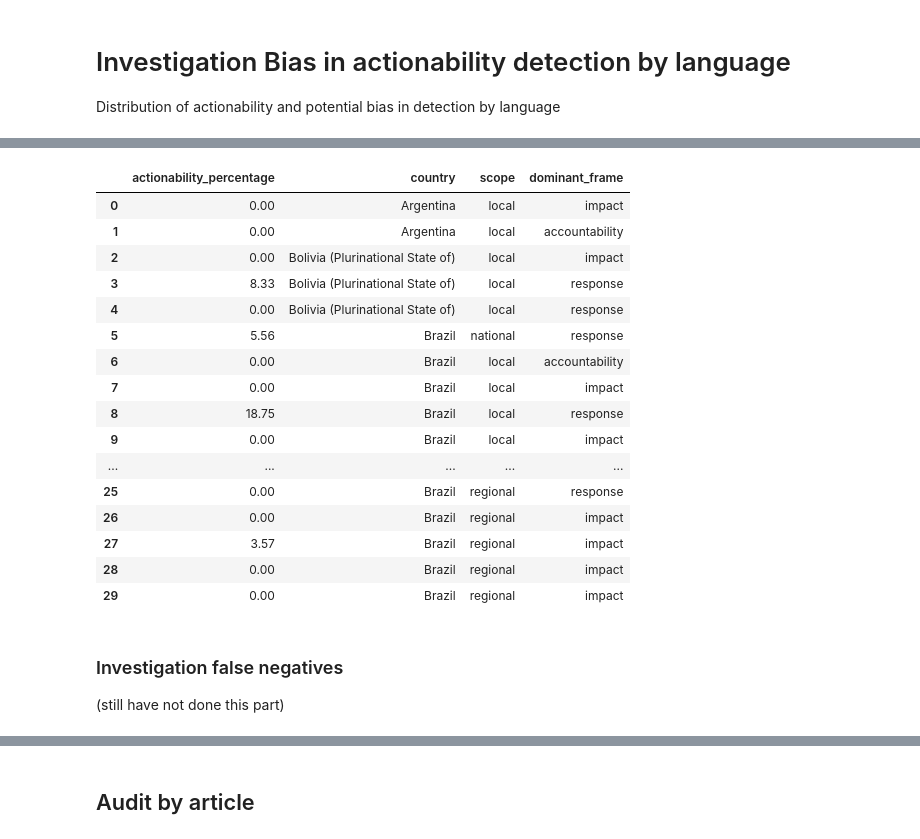
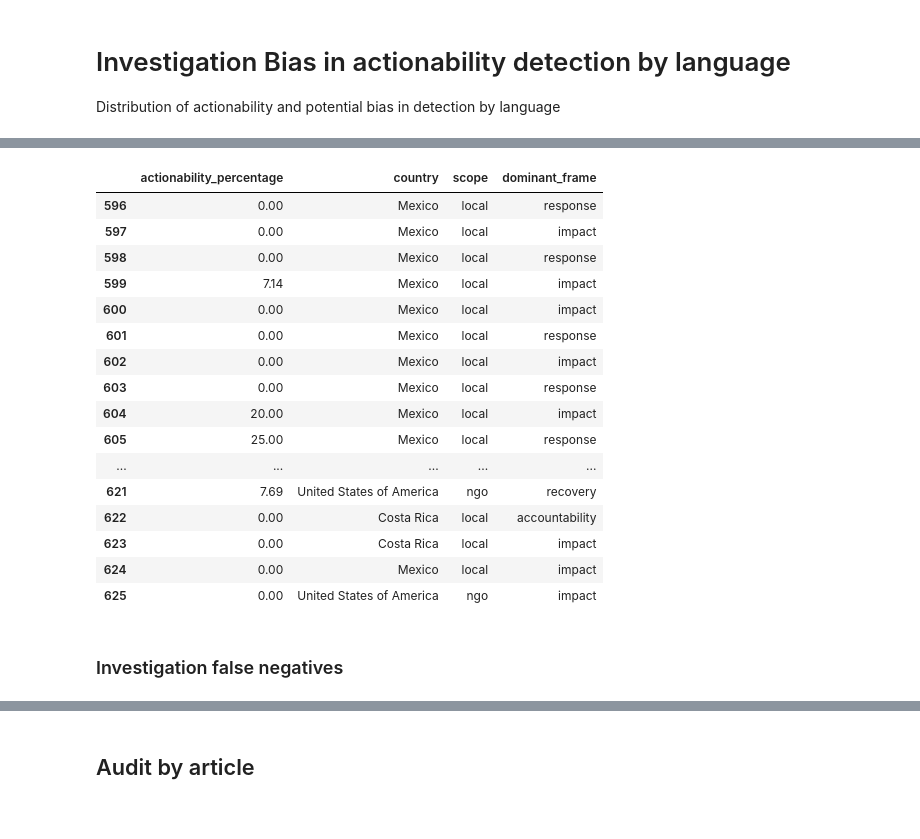
Before and after one commit to Lenap0911/NLP-model, a Jupyter notebook: nlp/actionability_tester.ipynb, the cells around one changed output, grey strips where cells are left out. Cells and saved outputs as stored; diff of their text form; code cells hidden in the pictures.

```diff
--- a/nlp/actionability_tester.ipynb
+++ b/nlp/actionability_tester.ipynb
@@ -782,28 +782,27 @@ plt.show()
 # %%
 #read final cv
 df_final = pd.read_csv("../output/enriched.csv")
-df_final[["actionability_percentage","country","scope","dominant_frame"]].head(30)
+df_final[["actionability_percentage","country","scope","dominant_frame"]].tail(30)
 # %% [output]
 |  | actionability_percentage | country | scope | dominant_frame |
-| 0 | 0.00 | Argentina | local | impact |
-| 1 | 0.00 | Argentina | local | accountability |
-| 2 | 0.00 | Bolivia (Plurinational State of) | local | impact |
-| 3 | 8.33 | Bolivia (Plurinational State of) | local | response |
-| 4 | 0.00 | Bolivia (Plurinational State of) | local | response |
-| 5 | 5.56 | Brazil | national | response |
-| 6 | 0.00 | Brazil | local | accountability |
-| 7 | 0.00 | Brazil | local | impact |
-| 8 | 18.75 | Brazil | local | response |
-| 9 | 0.00 | Brazil | local | impact |
+| 596 | 0.00 | Mexico | local | response |
+| 597 | 0.00 | Mexico | local | impact |
+| 598 | 0.00 | Mexico | local | response |
+| 599 | 7.14 | Mexico | local | impact |
+| 600 | 0.00 | Mexico | local | impact |
+| 601 | 0.00 | Mexico | local | response |
+| 602 | 0.00 | Mexico | local | impact |
+| 603 | 0.00 | Mexico | local | response |
+| 604 | 20.00 | Mexico | local | impact |
+| 605 | 25.00 | Mexico | local | response |
 | ... | ... | ... | ... | ... |
-| 25 | 0.00 | Brazil | regional | response |
-| 26 | 0.00 | Brazil | regional | impact |
-| 27 | 3.57 | Brazil | regional | impact |
-| 28 | 0.00 | Brazil | regional | impact |
-| 29 | 0.00 | Brazil | regional | impact |
+| 621 | 7.69 | United States of America | ngo | recovery |
+| 622 | 0.00 | Costa Rica | local | accountability |
+| 623 | 0.00 | Costa Rica | local | impact |
+| 624 | 0.00 | Mexico | local | impact |
+| 625 | 0.00 | United States of America | ngo | impact |
 # %% [markdown]
 ### Investigation false negatives
-(still have not done this part)
 # %%
 df_out[["sentence", "actionability_probability"]].nsmallest(
     20, "actionability_probability"
```
Also changed, not shown: parts of 19 cells of this notebook, 16 other files.
